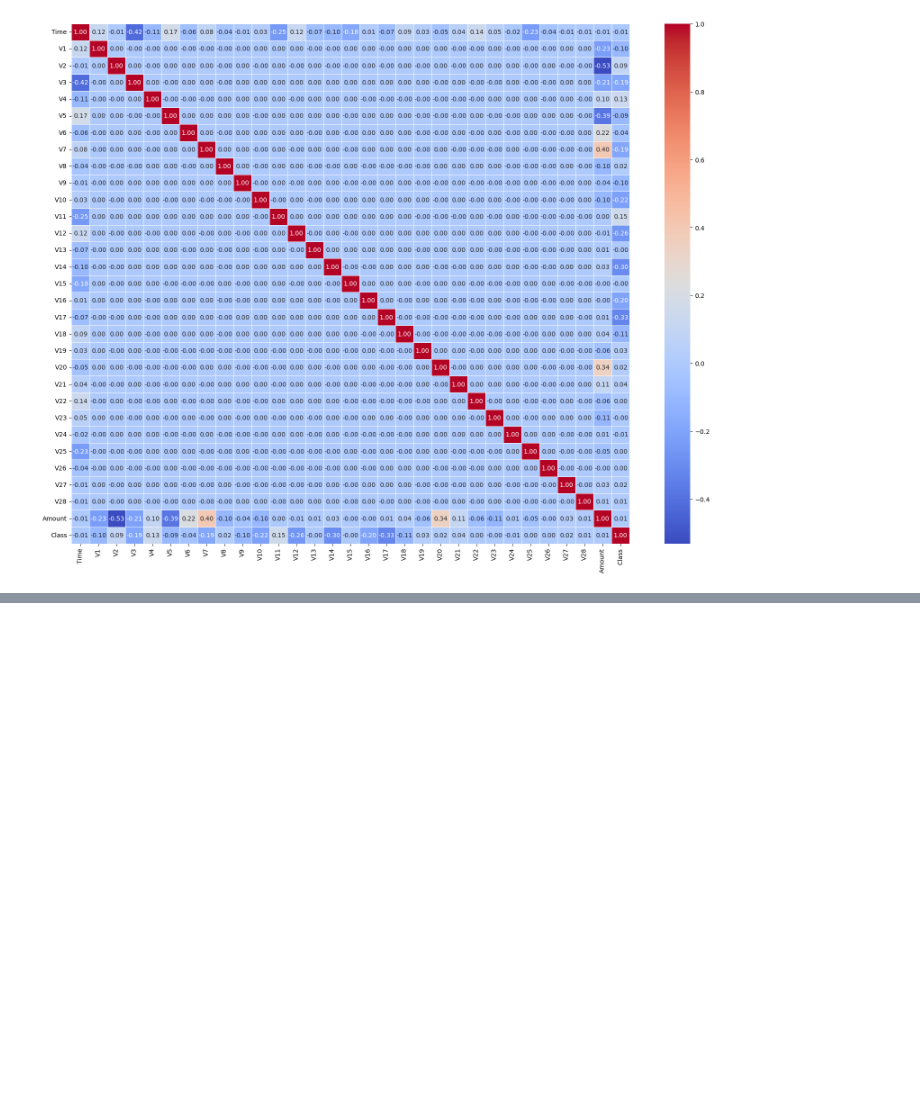
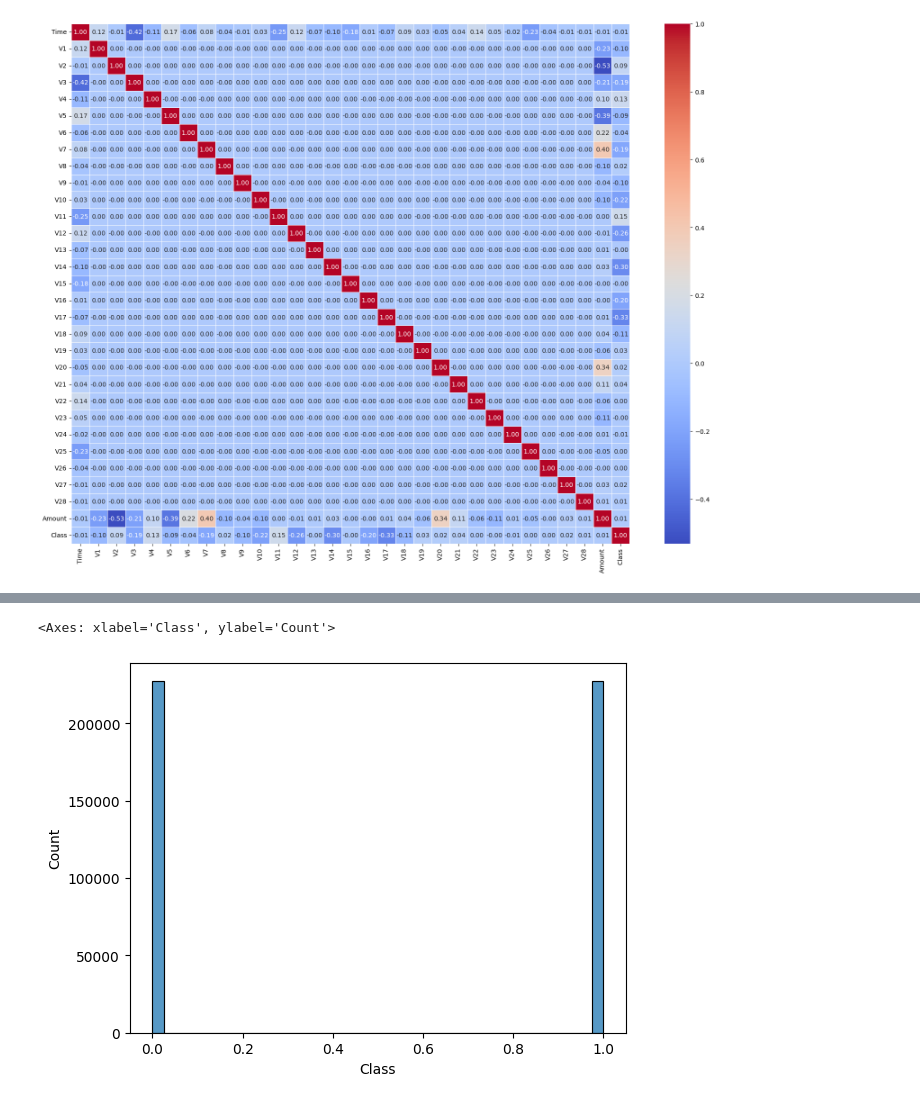
Before and after one commit to Gaurav4604/14DayMLChallenge, a Jupyter notebook: day_3.ipynb, the cells around one changed output, grey strips where cells are left out. Drawn from its saved outputs; the diff is of its cells as text; code cells hidden in the pictures; blank space fills up the shorter version.

```diff
--- a/day_3.ipynb
+++ b/day_3.ipynb
@@ -29,0 +80,11 @@ sns.heatmap(
+# %%
+from imblearn.over_sampling import SMOTE
+
+## Smote based Oversampling
+smote = SMOTE(random_state=42)
+X_train_resampled, y_train_resampled = smote.fit_resample(X_train, y_train)  # type: ignore
+# %%
+sns.histplot(data=y_train_resampled)  # type: ignore
+# %% [output]
+<Axes: xlabel='Class', ylabel='Count'>
+[figure, added]
```
Also changed, not shown: parts of 7 cells of this notebook.
